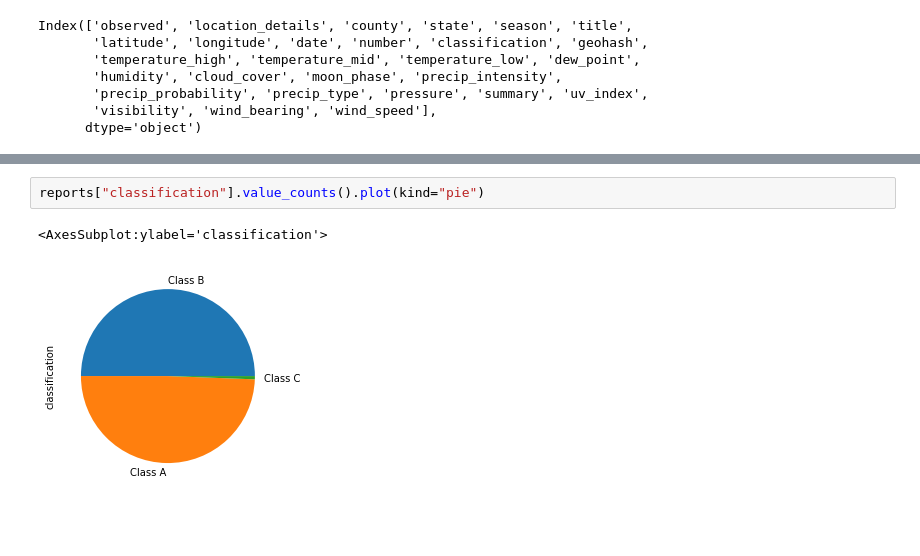
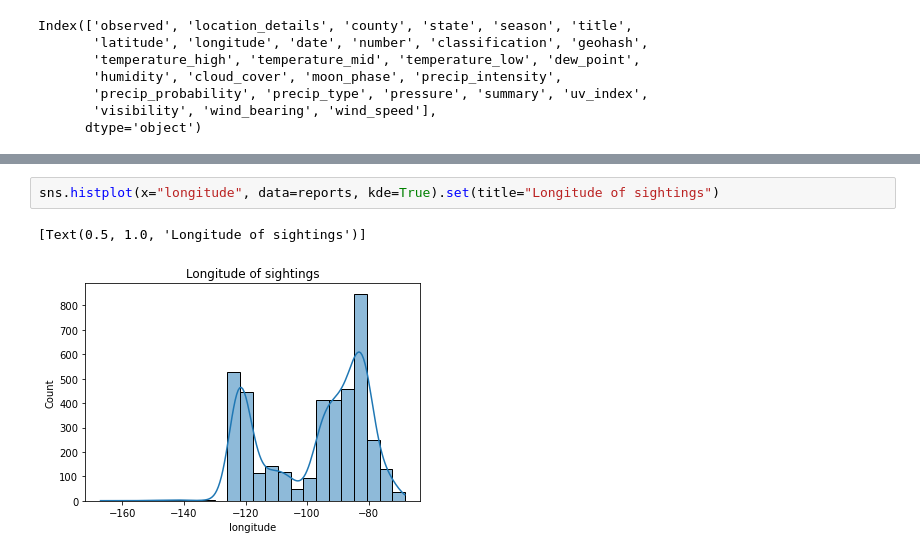
Before and after one commit to wsrtka/where-is-bigfoot, a Jupyter notebook: bigfoot.ipynb, the cells around one changed output, grey strips where cells are left out. Drawn from its saved outputs; the diff is of its cells as text; blank space fills up the shorter version.

```diff
--- a/bigfoot.ipynb
+++ b/bigfoot.ipynb
@@ -68,5 +43,5 @@ reports["season"].value_counts().plot(kind="pie")
-# %%
-reports["classification"].value_counts().plot(kind="pie")
-# %% [output]
-<AxesSubplot:ylabel='classification'>
-[figure, removed]
+# %%
+sns.histplot(x="longitude", data=reports, kde=True).set(title="Longitude of sightings")
+# %% [output]
+[Text(0.5, 1.0, 'Longitude of sightings')]
+[figure, added]
```
Also changed, not shown: parts of 14 cells of this notebook.
